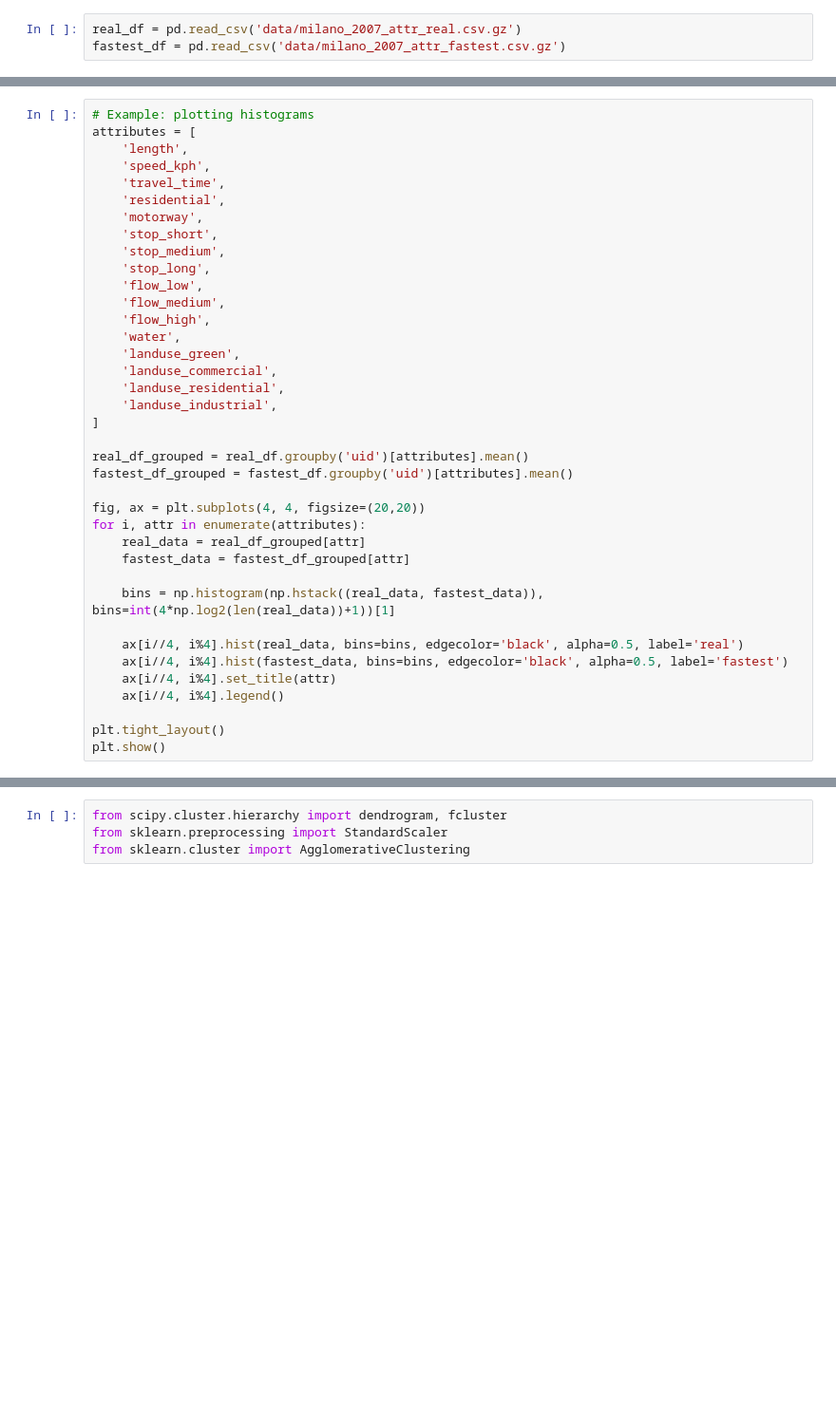
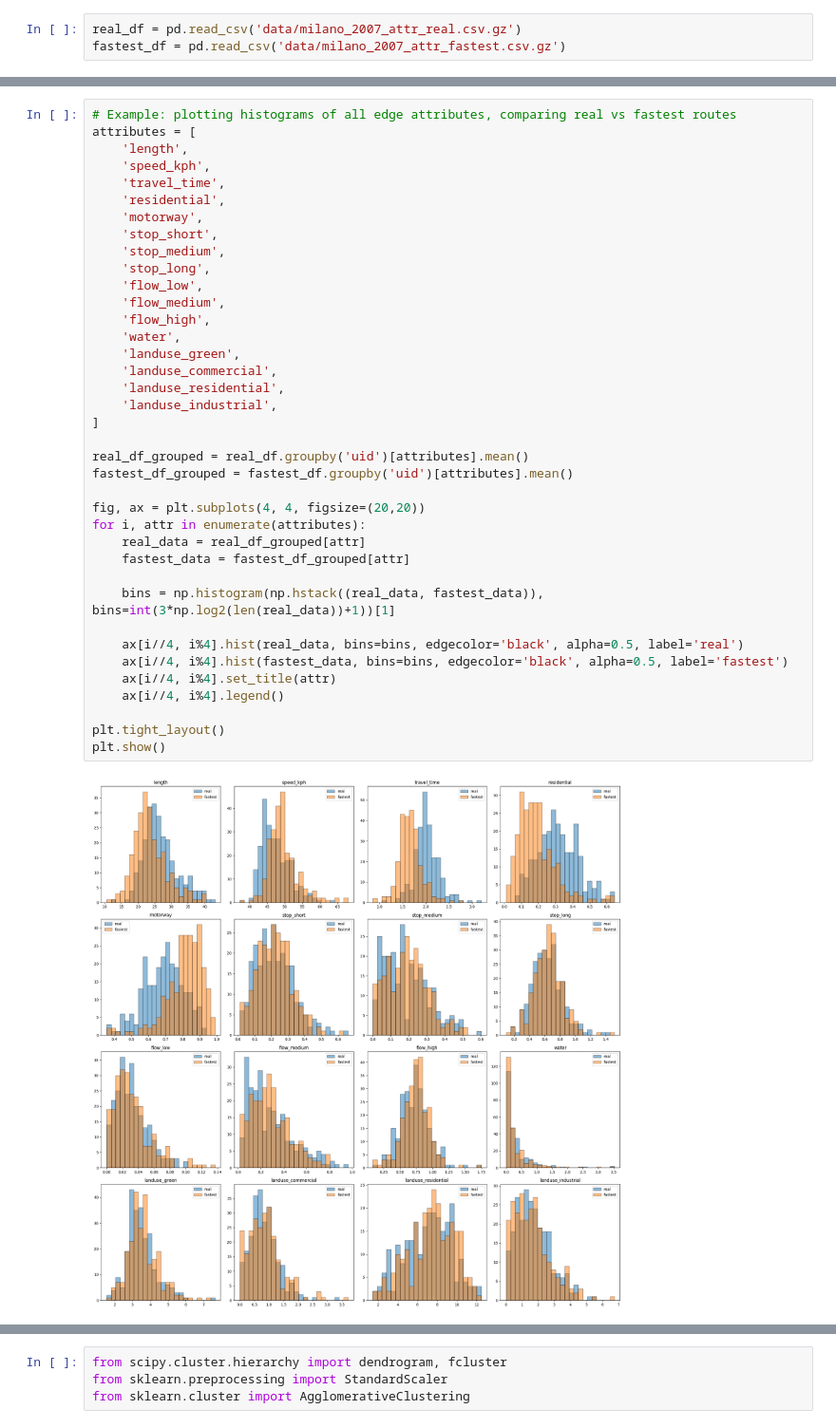
Before and after one commit to Slocon00/synth-route-gen, a Jupyter notebook: example.ipynb, the cells around one changed output, grey strips where cells are left out. Shown at 95% size. Drawn from its saved outputs; the diff is of its cells as text; blank space fills up the shorter version.

```diff
--- a/example.ipynb
+++ b/example.ipynb
@@ -236,5 +259,5 @@ fastest_df = pd.read_csv('data/milano_2007_attr_fastest.csv.gz')
 # %%
-# Example: plotting histograms
+# Example: plotting histograms of all edge attributes, comparing real vs fastest routes
 attributes = [
     'length',
     'speed_kph',
@@ -243,31 +266,33 @@ attributes = [
     'motorway',
     'stop_short',
     'stop_medium',
     'stop_long',
     'flow_low',
     'flow_medium',
     'flow_high',
     'water',
     'landuse_green',
     'landuse_commercial',
     'landuse_residential',
     'landuse_industrial',
 ]
 
 real_df_grouped = real_df.groupby('uid')[attributes].mean()
 fastest_df_grouped = fastest_df.groupby('uid')[attributes].mean()
 
 fig, ax = plt.subplots(4, 4, figsize=(20,20))
 for i, attr in enumerate(attributes):
     real_data = real_df_grouped[attr]
     fastest_data = fastest_df_grouped[attr]
 
-    bins = np.histogram(np.hstack((real_data, fastest_data)), bins=int(4*np.log2(len(real_data))+1))[1]
+    bins = np.histogram(np.hstack((real_data, fastest_data)), bins=int(3*np.log2(len(real_data))+1))[1]
 
     ax[i//4, i%4].hist(real_data, bins=bins, edgecolor='black', alpha=0.5, label='real')
     ax[i//4, i%4].hist(fastest_data, bins=bins, edgecolor='black', alpha=0.5, label='fastest')
     ax[i//4, i%4].set_title(attr)
     ax[i//4, i%4].legend()
 
 plt.tight_layout()
 plt.show()
+# %% [output]
+[figure, added]
```
Also changed, not shown: parts of 40 cells of this notebook, 1 other file.
